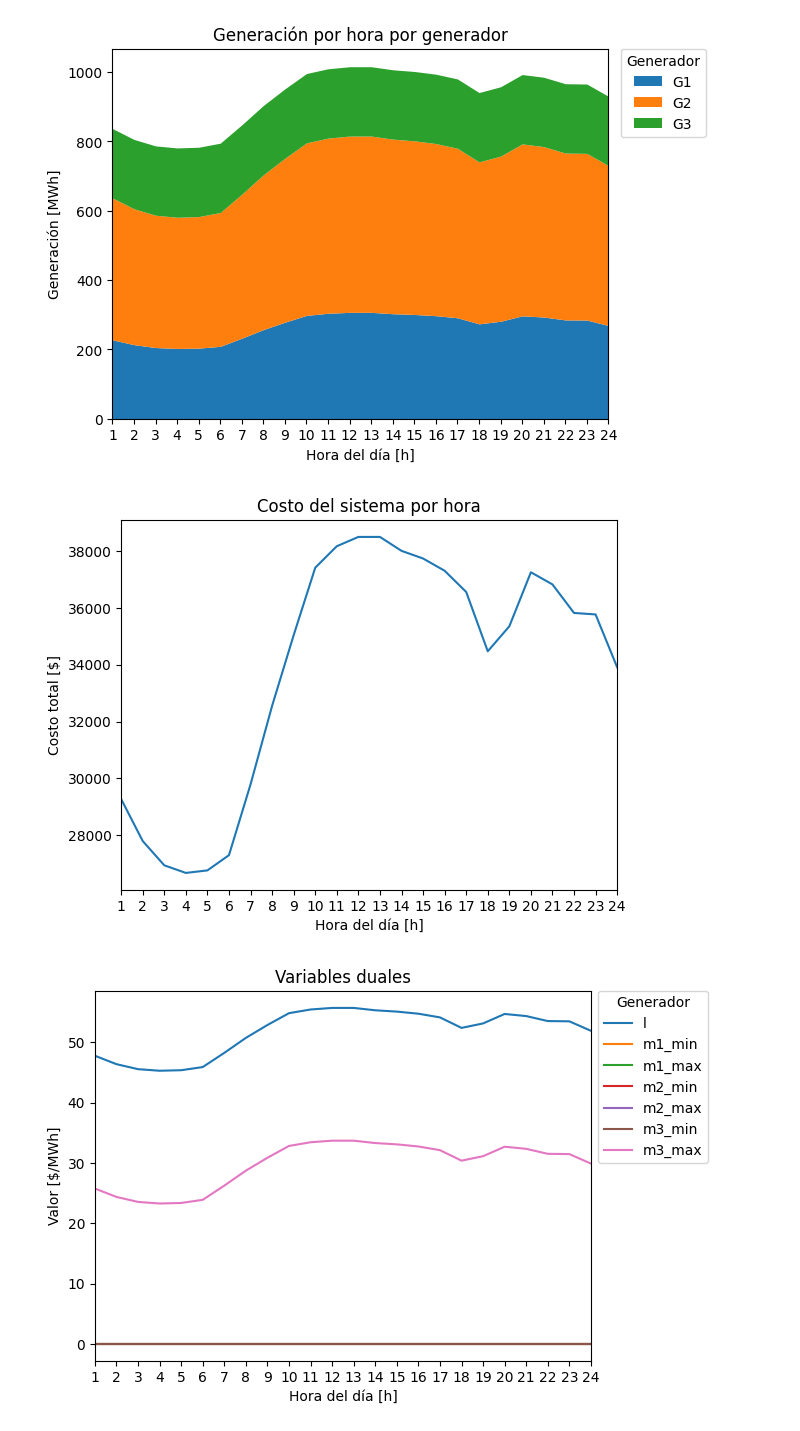
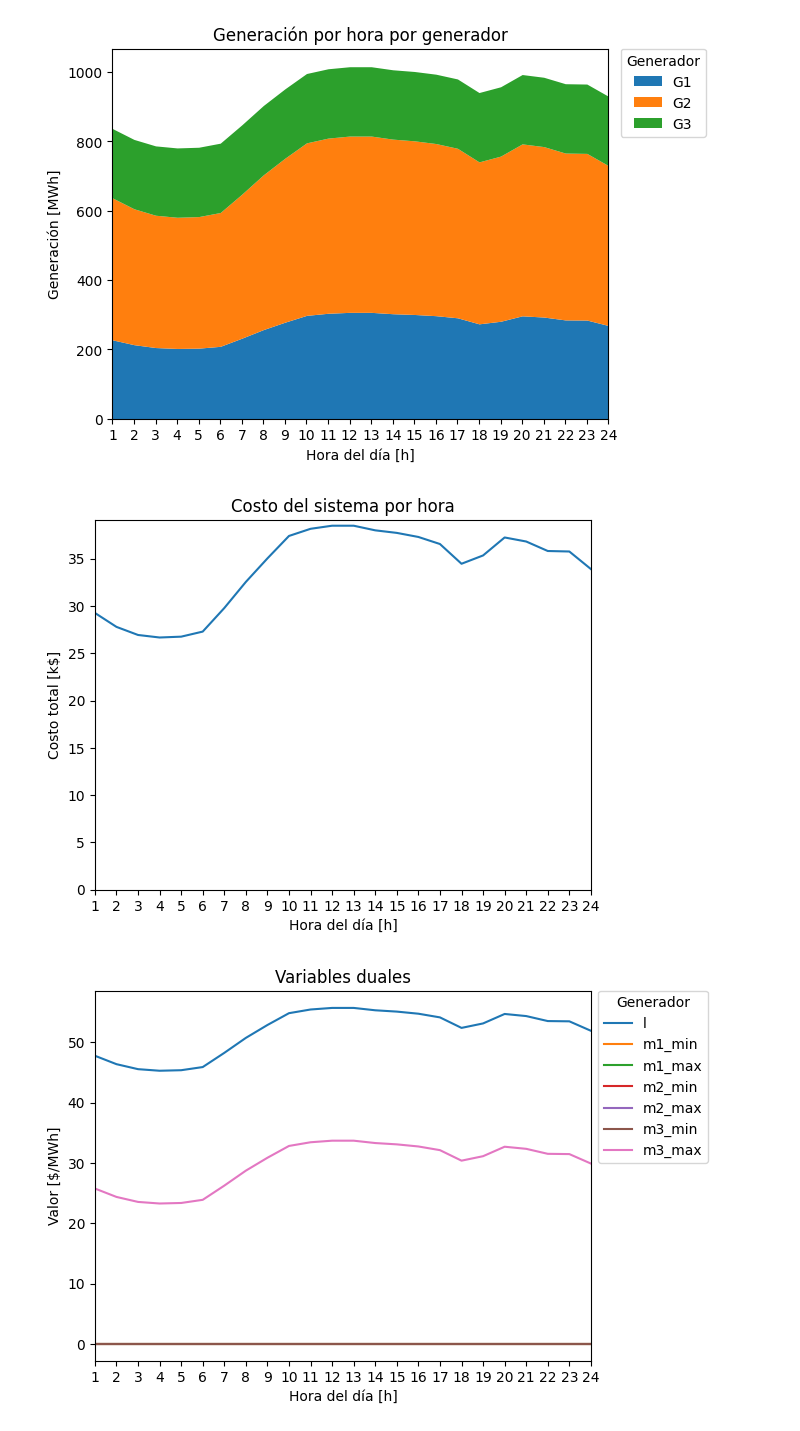
Before and after one commit to pabloajimenezc/Tarea_2_OSEP_2023_1, a Jupyter notebook: T2.ipynb, the cells around one changed output. Drawn from its saved outputs; the diff is of its cells as text; code cells hidden in the pictures.

```diff
--- a/T2.ipynb
+++ b/T2.ipynb
@@ -242,3 +243,36 @@ print("C3 = {} + {} * P3 + {} * P3 ** 2".format(a3, b3, c3))
 C1 = 2000 + 25 * P1 + 0.05 * P1 ** 2
 C2 = 1250 + 15 * P2 + 0.04 * P2 ** 2
 C3 = 1700 + 10 * P3 + 0.03 * P3 ** 2
+# %%
+def C1(P):
+    # if P >= P1_min and P <= P1_max:
+    return a1 + b1 * P + c1 * P ** 2
+def C2(P):
+    return a2 + b2 * P + c2 * P ** 2
+def C3(P):
+    return a3 + b3 * P + c3 * P ** 2
+cant_ptos = 100
+P1 = np.linspace(P1_min, P1_max, cant_ptos)
+P2 = np.linspace(P2_min, P2_max, cant_ptos)
+P3 = np.linspace(P3_min, P3_max, cant_ptos)
+C1 = C1(P1)
+C2 = C2(P2)
+C3 = C3(P3)
+
+# P = np.linspace(0, 700, cant_ptos)
+# C1 = C1(P)
+# C2 = C2(P)
+# C3 = C3(P)
+plt.plot(P1, C1, label="C1")
+plt.plot(P2, C2, label="C2")
+plt.plot(P3, C3, label="C3")
+plt.legend()
+plt.ylim([0, None])
+plt.xlabel("Potencia [MW]")
+plt.ylabel("Costo [$/h]")
+plt.title("Costo en función de la potencia para cada unidad")
+dir = "Graficos"
+if not os.path.exists(dir):
+    os.mkdir(dir)
+plt.savefig("{}/CostoGeneradores.jpg".format(dir), dpi=300, bbox_inches="tight")
+plt.show()
@@ -366,7 +409,7 @@ for idx, D in zip(Perfil_horario.index, Perfil_horario["Demanda"]):
     Pg_dia[idx, :] = Pg
     # Costo total del sistema
     C = C.value.item()
-    C_dia[idx] = C
+    C_dia[idx] = C / 1000
     # Multiplicadores de Lagrange
     ml = np.array([rest.dual_value.tolist() for rest in restricciones])
     ml_dia[idx] = ml
@@ -386,14 +435,14 @@ plt.show()
 # %%
 plt.plot(horas, C_dia)
 plt.xlabel("Hora del día [h]")
-plt.ylabel("Costo total [$]")
+plt.ylabel("Costo total [k$]")
 plt.xlim([1, 24])
 plt.ylim(0)
 plt.xticks(list(range(1,25)))
 plt.title("Costo del sistema por hora")
 plt.show()
 # %% [output]
-[figure, old version]
+[figure, new version]
 # %%
 colores = ['#1f77b4', '#ff7f0e', '#2ca02c', '#d62728', '#9467bd', '#8c564b', '#e377c2']
 ml_dia.plot(color=colores)
```
Also changed, not shown: parts of 39 cells of this notebook, 1 other file.
